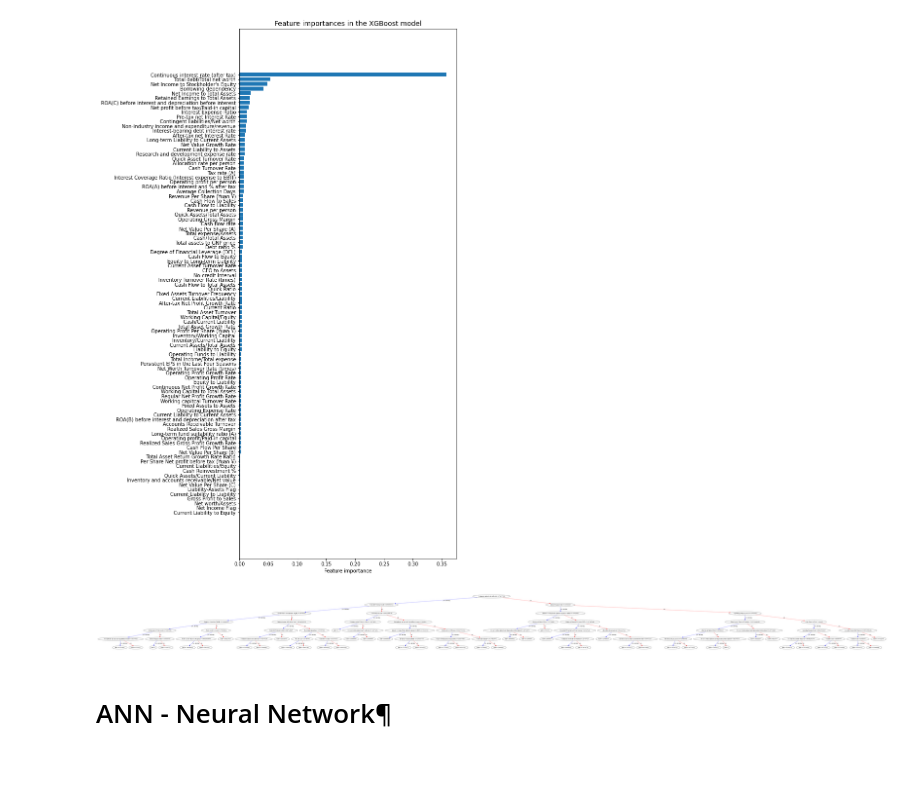
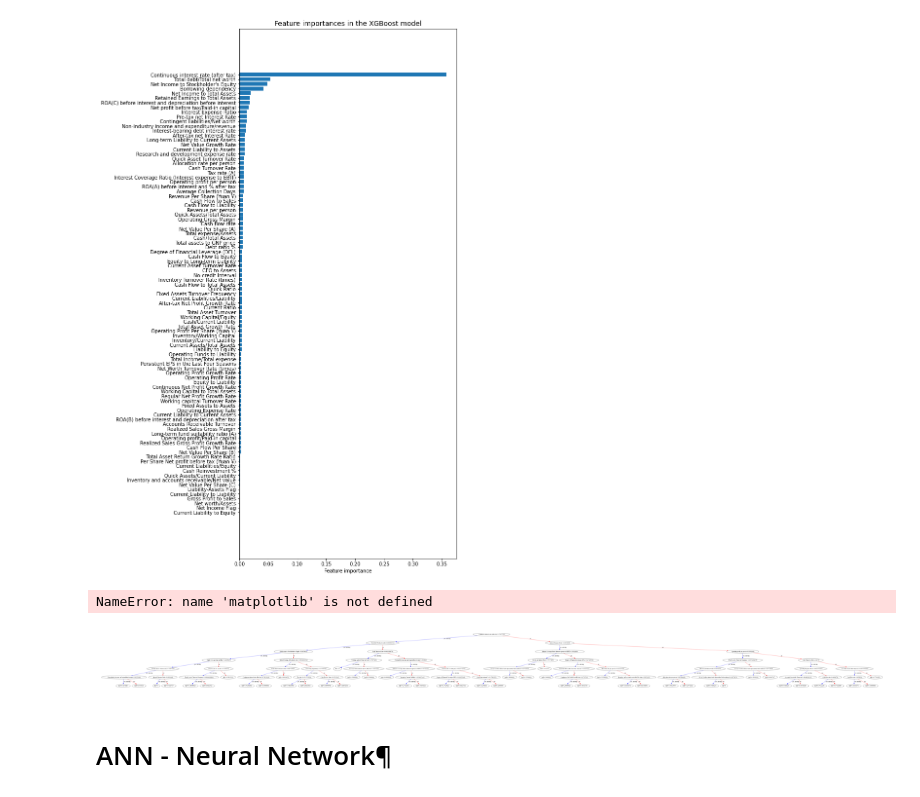
Before and after one commit to edwardramirez/company-bankruptcy-prediction, a Jupyter notebook: Company-bankruptcy-Prediction/company-bankruptcy-prediction.ipynb, the cells around one changed output. Drawn from its saved outputs; the diff is of its cells as text; code cells hidden in the pictures; blank space fills up the shorter version.

Commit message:
xgb tree

```diff
--- a/Company-bankruptcy-Prediction/company-bankruptcy-prediction.ipynb
+++ b/Company-bankruptcy-Prediction/company-bankruptcy-prediction.ipynb
@@ -561,11 +561,14 @@ plt.margins(y=0.1)
 # %%
 from xgboost import plot_tree
 # plot single tree
-plt.rcParams['figure.figsize'] = 80,50
-plot_tree(my_XGBoost, num_trees = X)
+plot_tree(my_XGBoost)
+fig = matplotlib.pyplot.gcf()
+fig.set_size_inches(150, 100)
+fig.savefig('tree.png')
 plt.show()
 # %% [output]
+NameError: name 'matplotlib' is not defined
-[figure, old version]
+[figure, new version]
 # %% [markdown]
 # ANN - Neural Network¶
 # %% [markdown]
```
Also changed, not shown: 1 other file.
